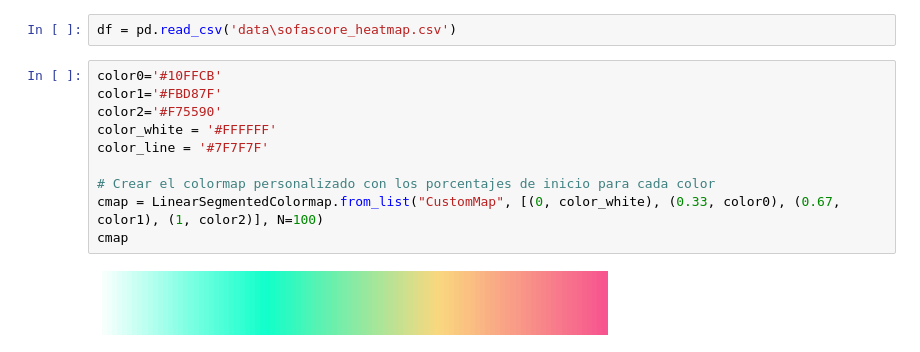
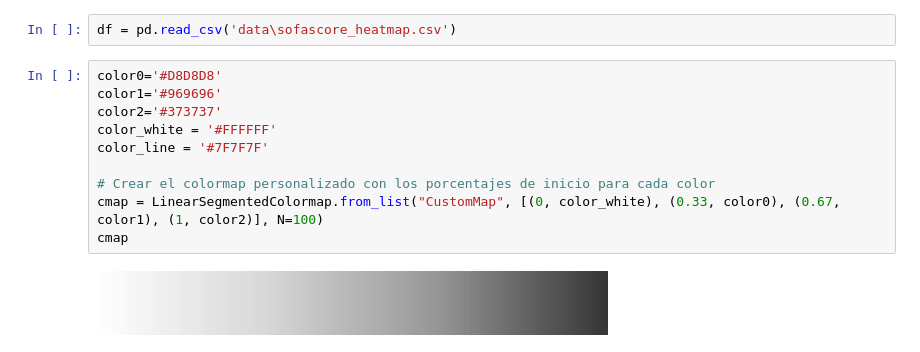
Before and after one commit to agusrjs/scouting-resources, a Jupyter notebook: heatmap.ipynb, the cells around one changed output. Drawn from its saved outputs; the diff is of its cells as text.

Commit message:
Color bn

```diff
--- a/heatmap.ipynb
+++ b/heatmap.ipynb
@@ -47,17 +47,17 @@ No heatmap data found for player 994295 in league 11612 and season 63978.
 # %%
 df = pd.read_csv('data\sofascore_heatmap.csv')
 # %%
-color0='#10FFCB'
-color1='#FBD87F'
-color2='#F75590'
+color0='#D8D8D8'
+color1='#969696'
+color2='#373737'
 color_white = '#FFFFFF'
 color_line = '#7F7F7F'
 
 # Crear el colormap personalizado con los porcentajes de inicio para cada color
 cmap = LinearSegmentedColormap.from_list("CustomMap", [(0, color_white), (0.33, color0), (0.67, color1), (1, color2)], N=100)
 cmap
 # %% [output]
-[figure, old version]
+[figure, new version]
 # %%
 grouped = df.groupby('player_id')
 
```
Also changed, not shown: parts of 1 cell of this notebook, 8 other files.
